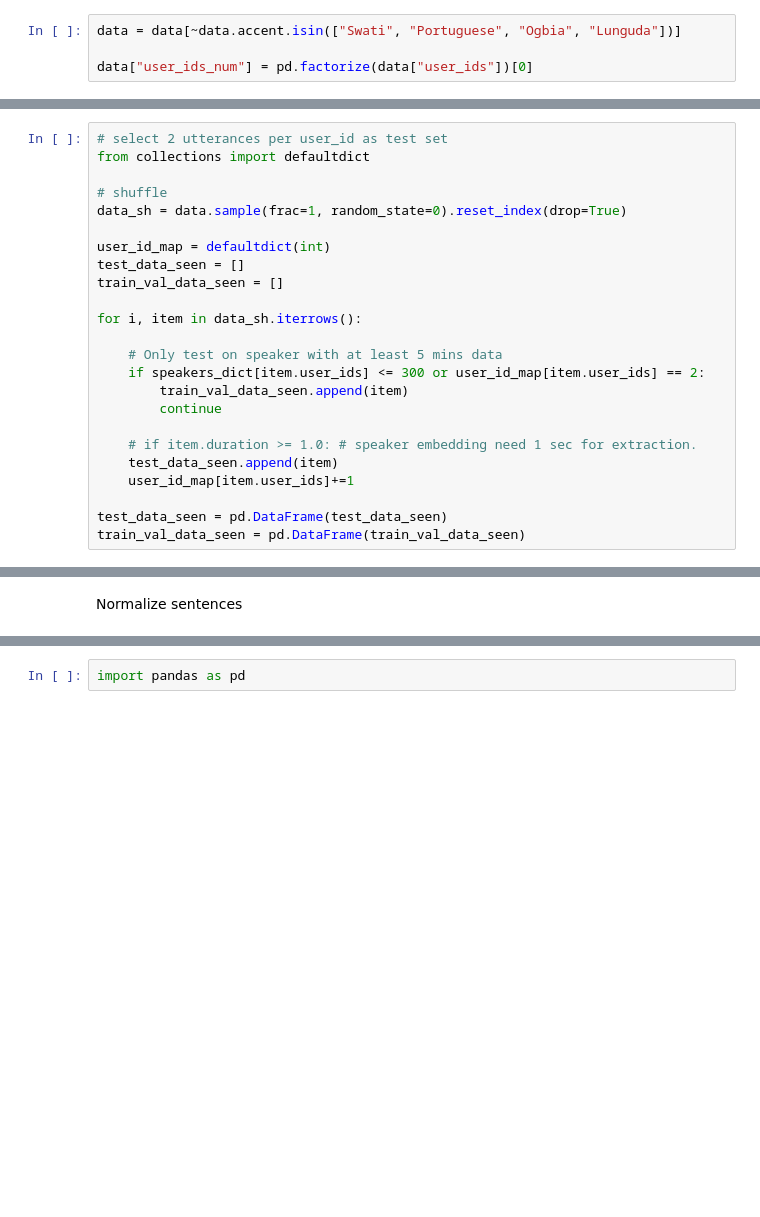
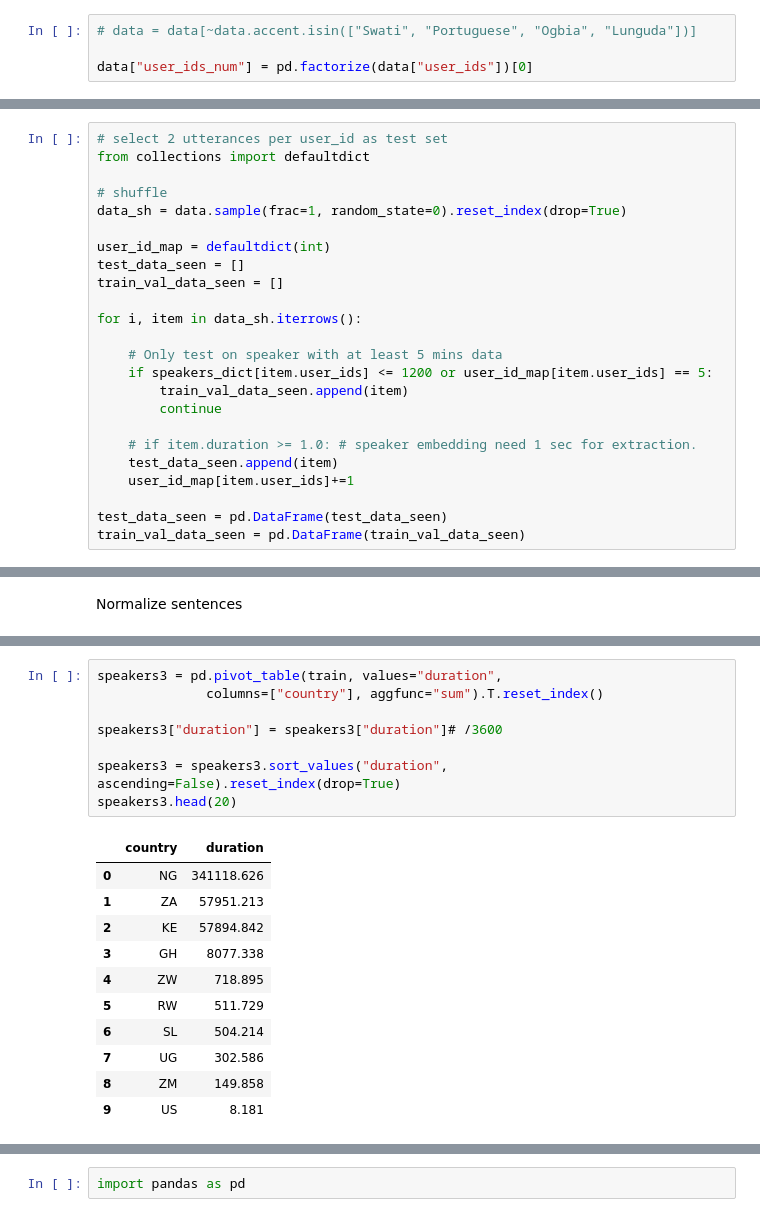
Before and after one commit to intron-innovation/AfriSpeech-TTS, a Jupyter notebook: notebooks/data_preprocessing.ipynb, the cells around one changed output, grey strips where cells are left out. Cells and saved outputs as stored; diff of their text form; blank space fills up the shorter version.

```diff
--- a/notebooks/data_preprocessing.ipynb
+++ b/notebooks/data_preprocessing.ipynb
@@ -207,4 +223,4 @@ len(test_data_unseen)
 # %%
-data = data[~data.accent.isin(["Swati", "Portuguese", "Ogbia", "Lunguda"])]
+# data = data[~data.accent.isin(["Swati", "Portuguese", "Ogbia", "Lunguda"])]
 
 data["user_ids_num"] = pd.factorize(data["user_ids"])[0]
@@ -227,7 +238,7 @@ train_val_data_seen = []
 for i, item in data_sh.iterrows():
 
     # Only test on speaker with at least 5 mins data
-    if speakers_dict[item.user_ids] <= 300 or user_id_map[item.user_ids] == 2:
+    if speakers_dict[item.user_ids] <= 1200 or user_id_map[item.user_ids] == 5:
         train_val_data_seen.append(item)
         continue
 
@@ -282,3 +288,23 @@ train.to_csv("/srv/storage/talc2@talc-data2.nancy/multispeech/calcul/users/sogun
 val.to_csv("/srv/storage/talc2@talc-data2.nancy/multispeech/calcul/users/sogun/AfriSpeech-TTS/data/afritts-dev-clean.csv", index=False)
 
 test_data_seen.to_csv("/srv/storage/talc2@talc-data2.nancy/multispeech/calcul/users/sogun/AfriSpeech-TTS/data/afritts-test-seen-clean.csv", index=False)
+# %%
+speakers3 = pd.pivot_table(train, values="duration",
+              columns=["country"], aggfunc="sum").T.reset_index()
+
+speakers3["duration"] = speakers3["duration"]# /3600
+
+speakers3 = speakers3.sort_values("duration", ascending=False).reset_index(drop=True)
+speakers3.head(20)
+# %% [output]
+|  | country | duration |
+| 0 | NG | 341118.626 |
+| 1 | ZA | 57951.213 |
+| 2 | KE | 57894.842 |
+| 3 | GH | 8077.338 |
+| 4 | ZW | 718.895 |
+| 5 | RW | 511.729 |
+| 6 | SL | 504.214 |
+| 7 | UG | 302.586 |
+| 8 | ZM | 149.858 |
+| 9 | US | 8.181 |
```
Also changed, not shown: parts of 48 cells of this notebook, 33 other files.
